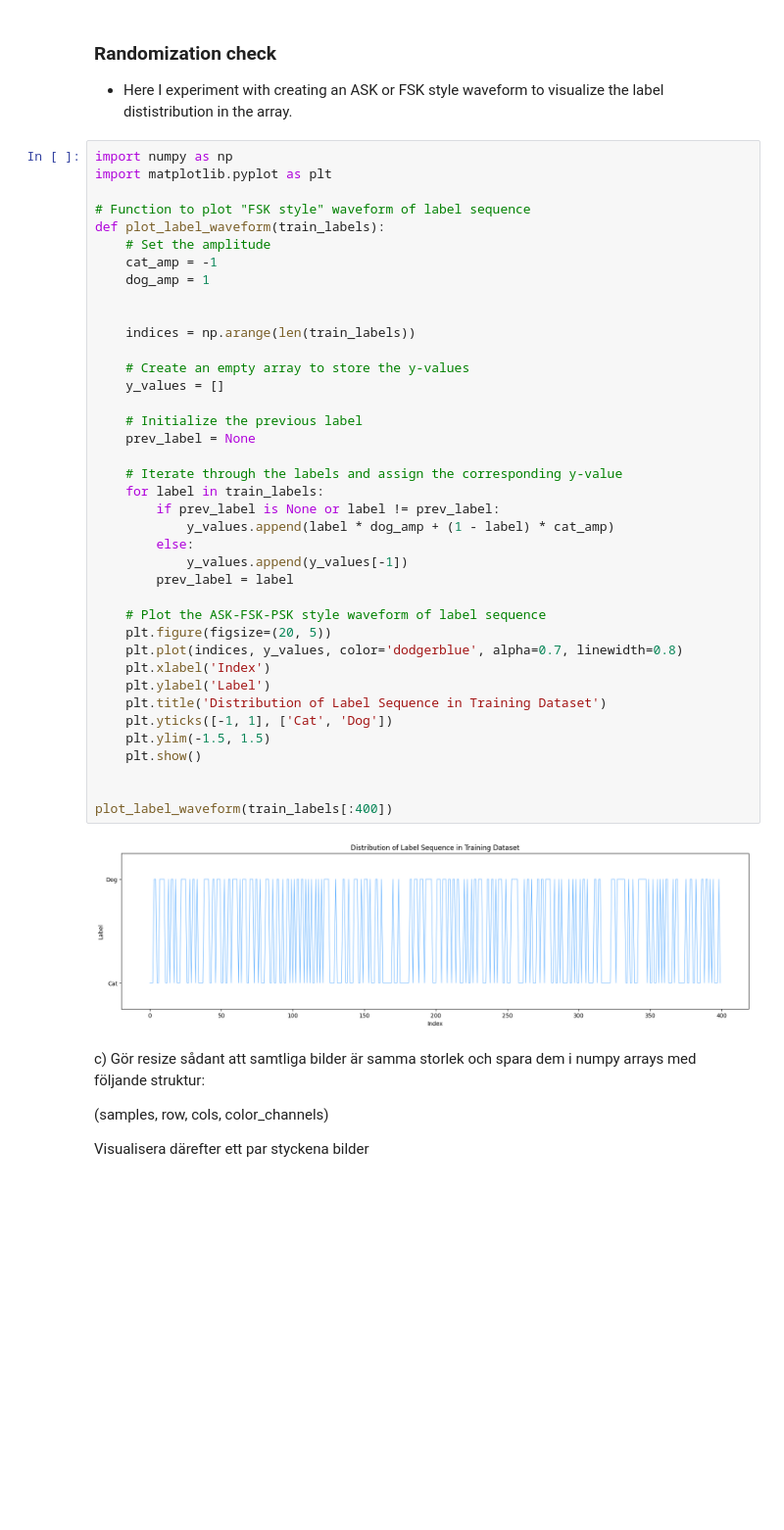
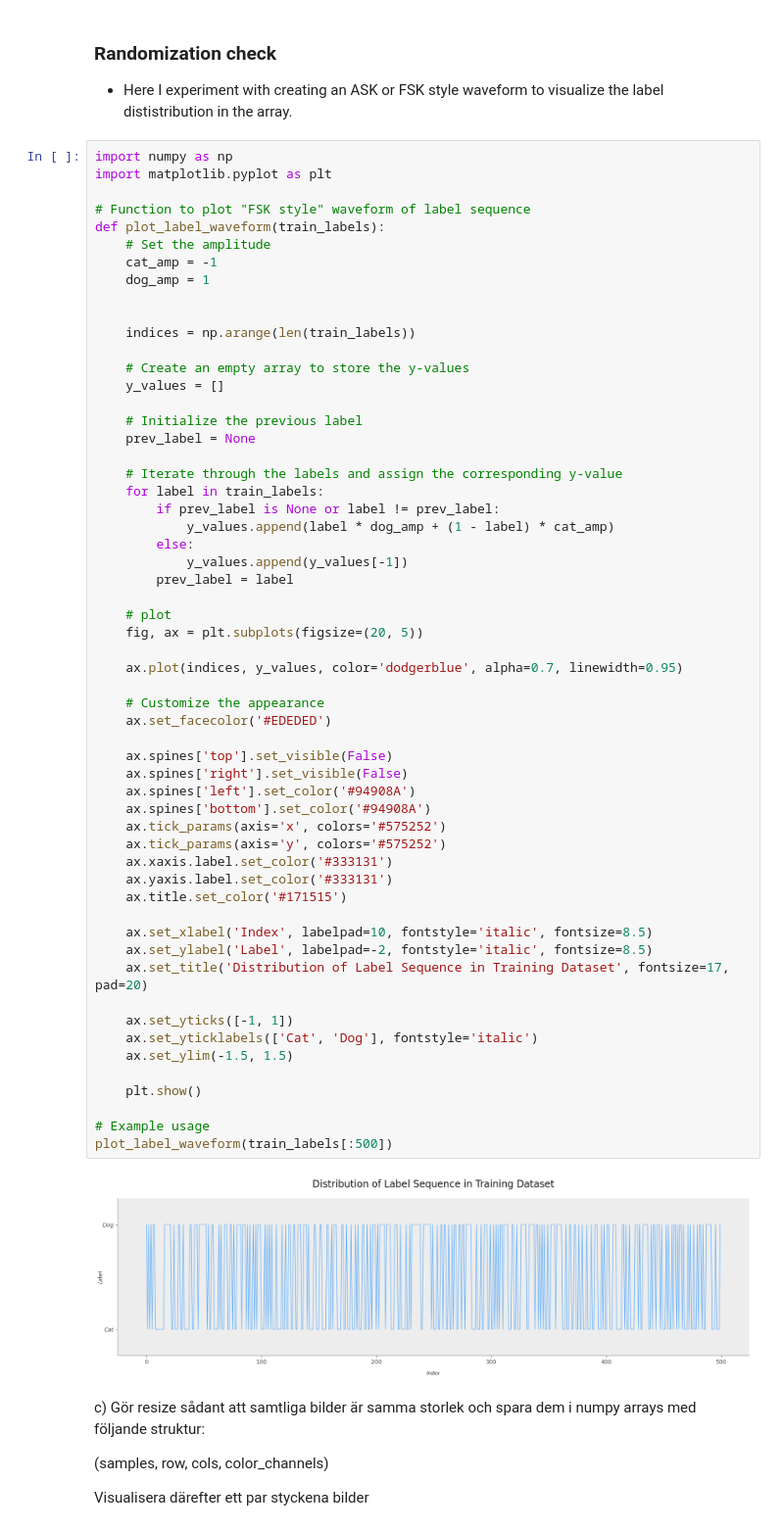
Before and after one commit to ArthurLopez1/AI-Arthur-Lopez-OPA23, a Jupyter notebook: lab_2/lab2.ipynb, the cells around one changed output. Shown at 98% size. Drawn from its saved outputs; the diff is of its cells as text; blank space fills up the shorter version.

```diff
--- a/lab_2/lab2.ipynb
+++ b/lab_2/lab2.ipynb
@@ -308,44 +308,62 @@ plot_label_distribution(train_labels)
 # %%
 import numpy as np
 import matplotlib.pyplot as plt
 
 # Function to plot "FSK style" waveform of label sequence
 def plot_label_waveform(train_labels):
     # Set the amplitude
     cat_amp = -1
     dog_amp = 1
 
 
     indices = np.arange(len(train_labels))
 
     # Create an empty array to store the y-values
     y_values = []
 
     # Initialize the previous label
     prev_label = None
 
     # Iterate through the labels and assign the corresponding y-value
     for label in train_labels:
         if prev_label is None or label != prev_label:
             y_values.append(label * dog_amp + (1 - label) * cat_amp)
         else:
             y_values.append(y_values[-1])
         prev_label = label
 
-    # Plot the ASK-FSK-PSK style waveform of label sequence
-    plt.figure(figsize=(20, 5))
-    plt.plot(indices, y_values, color='dodgerblue', alpha=0.7, linewidth=0.8)
-    plt.xlabel('Index')
-    plt.ylabel('Label')
-    plt.title('Distribution of Label Sequence in Training Dataset')
-    plt.yticks([-1, 1], ['Cat', 'Dog'])
-    plt.ylim(-1.5, 1.5)
+    # plot
+    fig, ax = plt.subplots(figsize=(20, 5))
+
+    ax.plot(indices, y_values, color='dodgerblue', alpha=0.7, linewidth=0.95)
+
+    # Customize the appearance
+    ax.set_facecolor('#EDEDED')
+
+    ax.spines['top'].set_visible(False)
+    ax.spines['right'].set_visible(False)
+    ax.spines['left'].set_color('#94908A')
+    ax.spines['bottom'].set_color('#94908A')
+    ax.tick_params(axis='x', colors='#575252')
+    ax.tick_params(axis='y', colors='#575252')
+    ax.xaxis.label.set_color('#333131')
+    ax.yaxis.label.set_color('#333131')
+    ax.title.set_color('#171515')
+
+    ax.set_xlabel('Index', labelpad=10, fontstyle='italic', fontsize=8.5)
+    ax.set_ylabel('Label', labelpad=-2, fontstyle='italic', fontsize=8.5)
+    ax.set_title('Distribution of Label Sequence in Training Dataset', fontsize=17, pad=20)
+
+    ax.set_yticks([-1, 1])
+    ax.set_yticklabels(['Cat', 'Dog'], fontstyle='italic')
+    ax.set_ylim(-1.5, 1.5)
+
     plt.show()
 
-
-plot_label_waveform(train_labels[:400])
+# Example usage
+plot_label_waveform(train_labels[:500])
 # %% [output]
-[figure, old version]
+[figure, new version]
 # %% [markdown]
 c) Gör resize sådant att samtliga bilder är samma storlek och spara dem i numpy arrays med följande
 struktur:
```
Also changed, not shown: parts of 5 cells of this notebook.
